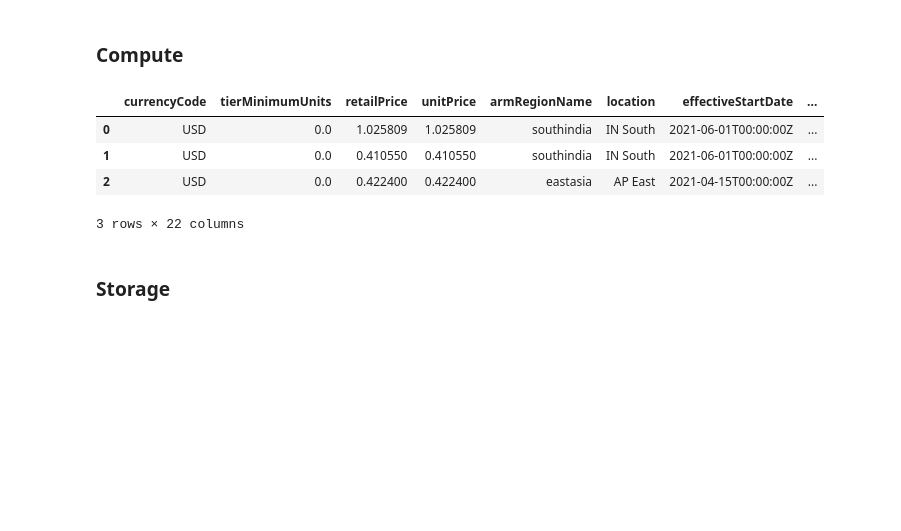
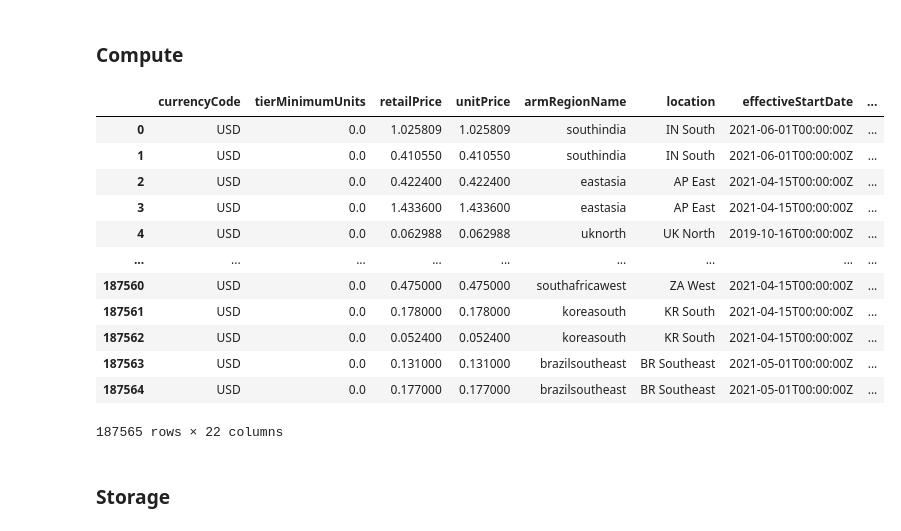
Before and after one commit to wframe-uw/Cloud-Comparison, a Jupyter notebook: Retrieve_And_Pickle_Azure.ipynb, the cells around one changed output. Drawn from its saved outputs; the diff is of its cells as text; code cells hidden in the pictures; blank space fills up the shorter version.

```diff
--- a/Retrieve_And_Pickle_Azure.ipynb
+++ b/Retrieve_And_Pickle_Azure.ipynb
@@ -54,13 +54,21 @@ azure_data.to_pickle('./data/azure.xz.pkl', compression='xz')
 azure_src = './data/azure.compute.xz.pkl'
 azure_data = pd.read_pickle(azure_src, compression="xz")
 # %%
-azure_data.head(3)
+azure_data
 # %% [output]
 |  | currencyCode | tierMinimumUnits | retailPrice | unitPrice | armRegionName | location | effectiveStartDate | ... |
 | 0 | USD | 0.0 | 1.025809 | 1.025809 | southindia | IN South | 2021-06-01T00:00:00Z | ... |
 | 1 | USD | 0.0 | 0.410550 | 0.410550 | southindia | IN South | 2021-06-01T00:00:00Z | ... |
 | 2 | USD | 0.0 | 0.422400 | 0.422400 | eastasia | AP East | 2021-04-15T00:00:00Z | ... |
+| 3 | USD | 0.0 | 1.433600 | 1.433600 | eastasia | AP East | 2021-04-15T00:00:00Z | ... |
+| 4 | USD | 0.0 | 0.062988 | 0.062988 | uknorth | UK North | 2019-10-16T00:00:00Z | ... |
+| ... | ... | ... | ... | ... | ... | ... | ... | ... |
+| 187560 | USD | 0.0 | 0.475000 | 0.475000 | southafricawest | ZA West | 2021-04-15T00:00:00Z | ... |
+| 187561 | USD | 0.0 | 0.178000 | 0.178000 | koreasouth | KR South | 2021-04-15T00:00:00Z | ... |
+| 187562 | USD | 0.0 | 0.052400 | 0.052400 | koreasouth | KR South | 2021-04-15T00:00:00Z | ... |
+| 187563 | USD | 0.0 | 0.131000 | 0.131000 | brazilsoutheast | BR Southeast | 2021-05-01T00:00:00Z | ... |
+| 187564 | USD | 0.0 | 0.177000 | 0.177000 | brazilsoutheast | BR Southeast | 2021-05-01T00:00:00Z | ... |
-3 rows × 22 columns
+187565 rows × 22 columns
 # %% [markdown]
 ### Storage
 # %%
```
Also changed, not shown: parts of 1 cell of this notebook, 1 other file.
